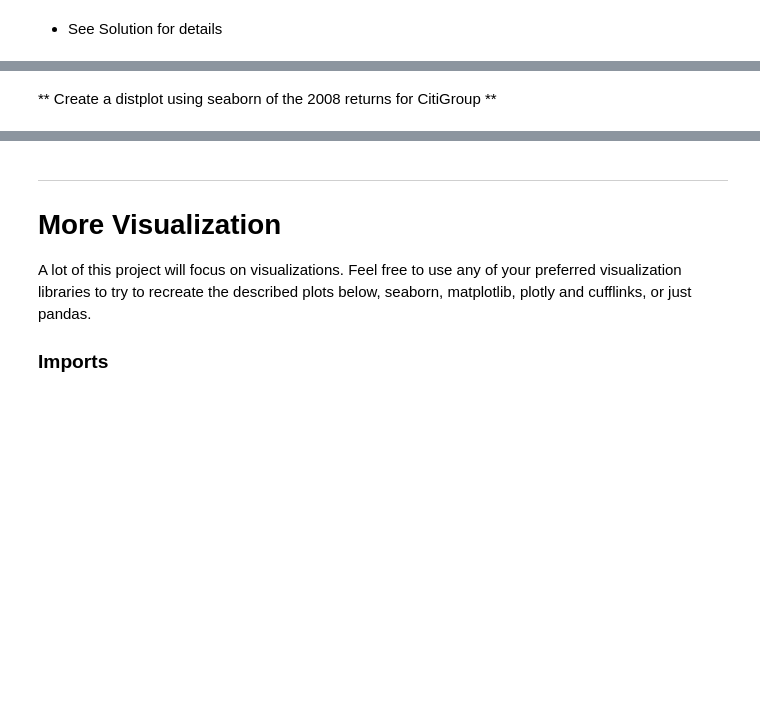
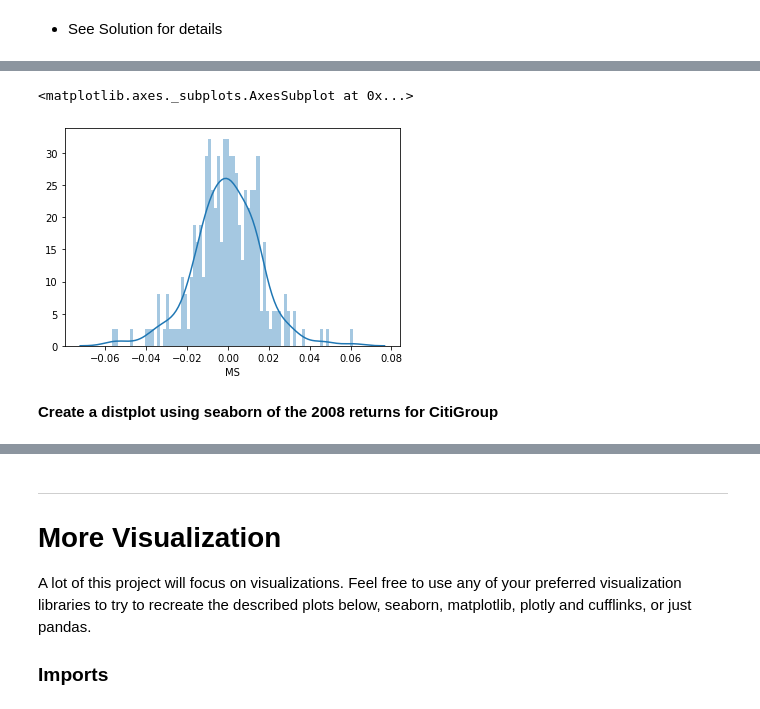
Before and after one commit to CrazyDi/BootcampDataScience, a Jupyter notebook: 10.DataCapstoneProject/03-Finance Project.ipynb, the cells around one changed output, grey strips where cells are left out. Saved outputs shown, nothing was run; the diff lists cells and outputs as text; code cells hidden in the pictures; blank space fills up the shorter version.

```diff
--- a/10.DataCapstoneProject/03-Finance Project.ipynb
+++ b/10.DataCapstoneProject/03-Finance Project.ipynb
@@ -161,2 +227,7 @@ using a non-integer number instead of an integer will result in an error in the
+# %%
+sns.distplot(returns['MS'].loc['2015-1-1':'2015-12-31'], bins=80)
+# %% [output]
+<matplotlib.axes._subplots.AxesSubplot at 0x...>
+[figure, added]
 # %% [markdown]
-** Create a distplot using seaborn of the 2008 returns for CitiGroup **
+**Create a distplot using seaborn of the 2008 returns for CitiGroup**
```
Also changed, not shown: parts of 46 cells of this notebook.
